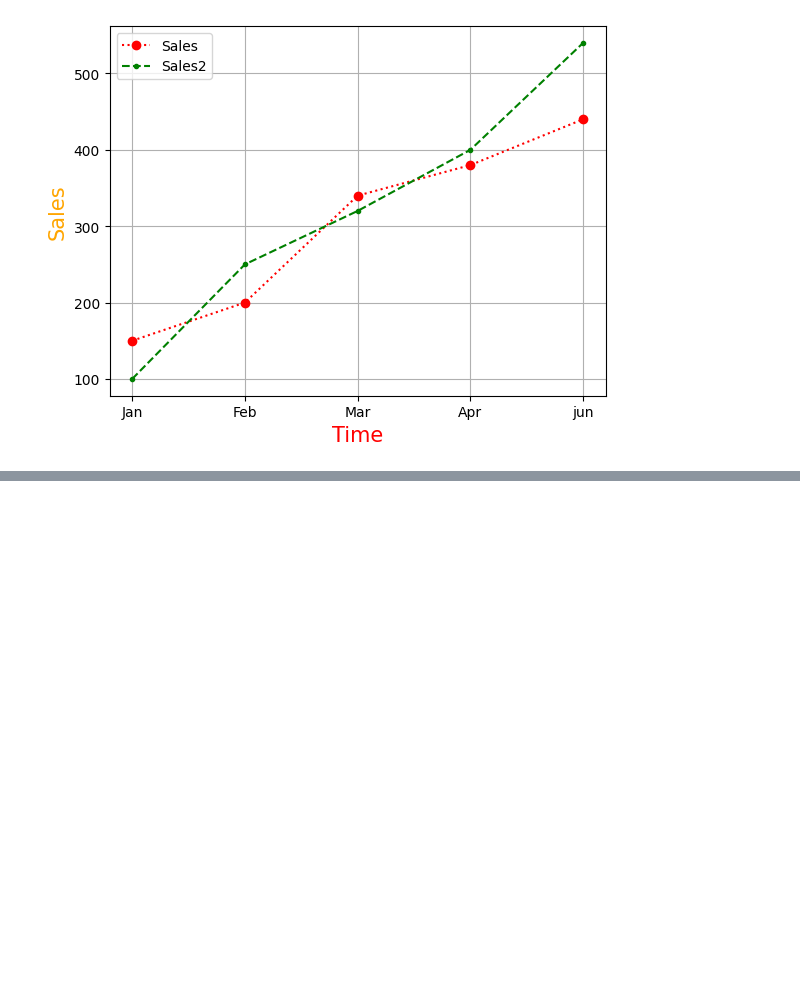
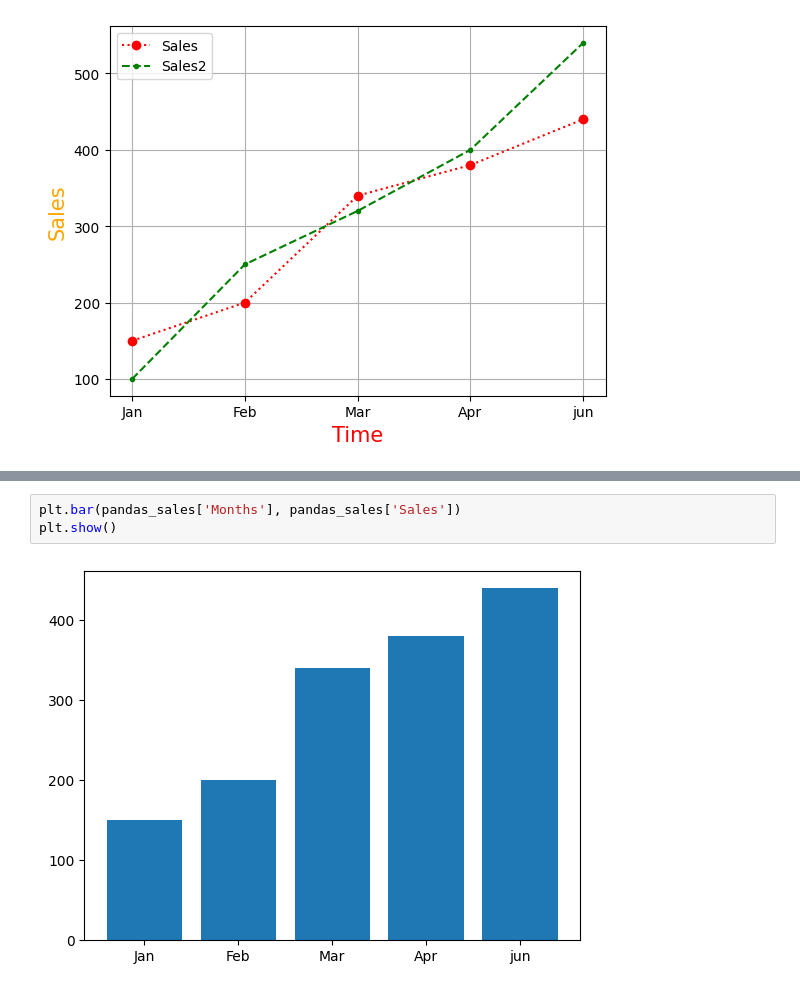
Before and after one commit to ARYANPATEL-BIT/learn-Pandas, a Jupyter notebook: matlotlibi_1.ipynb, the cells around one changed output, grey strips where cells are left out. Drawn from its saved outputs; the diff is of its cells as text; blank space fills up the shorter version.

```diff
--- a/matlotlibi_1.ipynb
+++ b/matlotlibi_1.ipynb
@@ -81,0 +94,5 @@ plt.show()
+# %%
+plt.bar(pandas_sales['Months'], pandas_sales['Sales'])
+plt.show()
+# %% [output]
+[figure, added]
```
Also changed, not shown: parts of 6 cells of this notebook.
